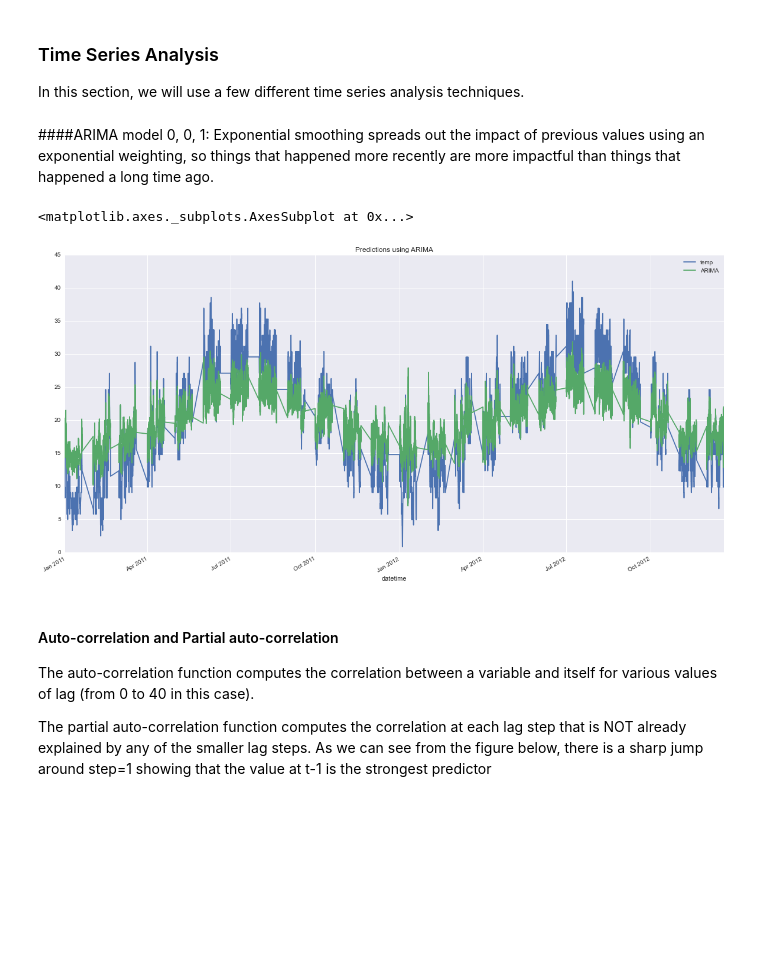
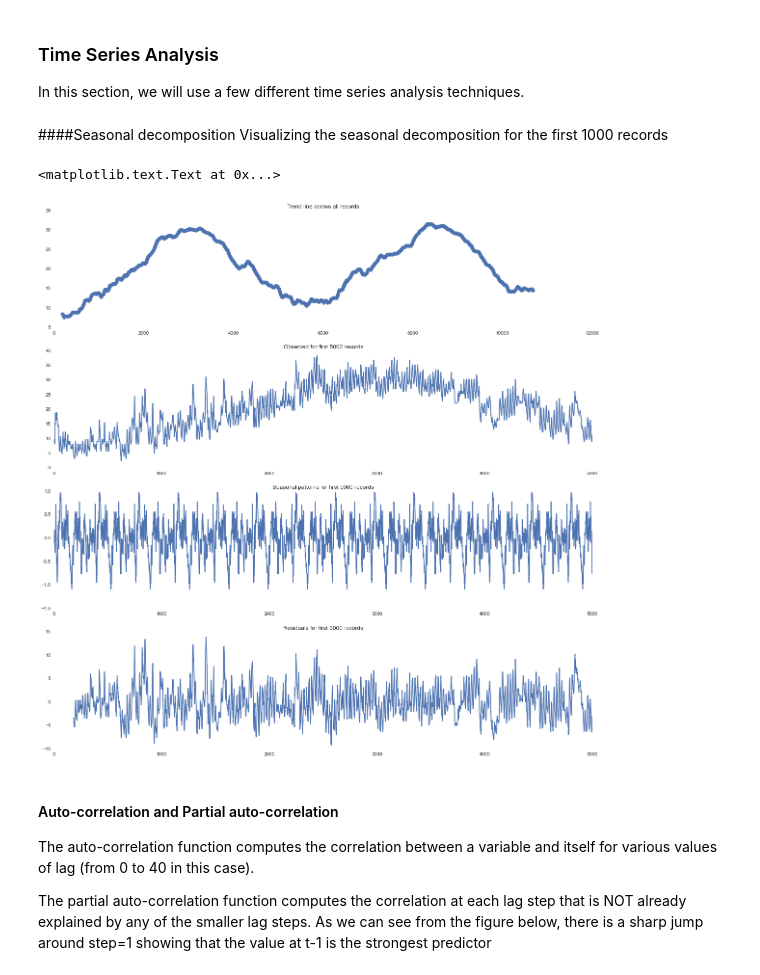
Before and after one commit to taylorma/w207final, a Jupyter notebook: notebook/w207final.ipynb, the cells around one changed output. Cells and saved outputs as stored; diff of their text form; code cells hidden in the pictures; blank space fills up the shorter version.

Commit message:
Enhance time series analysis and add to regression model

```diff
--- a/notebook/w207final.ipynb
+++ b/notebook/w207final.ipynb
@@ -544,22 +544,29 @@ All RMSLEs:  [1.0593673258506529, 0.93962419325905444, 1.0780844494317561, 1.049
 # %% [markdown]
 ### Time Series Analysis
 In this section, we will use a few different time series analysis techniques.
-# %% [markdown]
-####ARIMA model 0, 0, 1:
-Exponential smoothing spreads out the impact of previous values using an
-exponential weighting, so things that happened more recently are more impactful
-than things that happened a long time ago.
-# %%
-data= pd.read_csv("../data/train.csv")
-data.index = pd.to_datetime(data['datetime'])
-
-model = sm.tsa.ARIMA(data.temp, order=(0, 0, 1))
-results = model.fit(disp=-1)
-train_df['ARIMA'] = results.fittedvalues
-train_df[['temp', 'ARIMA']].plot(figsize=(20, 10), title='Predictions using ARIMA')
-# %% [output]
-<matplotlib.axes._subplots.AxesSubplot at 0x...>
-[figure, removed]
+# %% [markdown]
+####Seasonal decomposition
+Visualizing the seasonal decomposition for the first 1000 records
+# %%
+res = sm.tsa.seasonal_decompose(train_df_no_outliers.temp, model='additive', freq=365)
+num_records = 5000
+
+fig, ax = plt.subplots(4,figsize=(20,20))
+
+ax[0].plot(res.trend, marker='o', linestyle='--')
+ax[0].set_title('Trend line across all records')
+
+ax[1].plot(train_df_no_outliers.temp[:num_records])
+ax[1].set_title('Observed for first %s records' % num_records )
+
+ax[2].plot(res.seasonal[:num_records])
+ax[2].set_title('Seasonal patterns for first %s records' % num_records )
+
+ax[3].plot(res.resid[:num_records])
+ax[3].set_title('Residuals for first %s records' % num_records )
+# %% [output]
+<matplotlib.text.Text at 0x...>
+[figure, added]
 # %% [markdown]
 #### Auto-correlation and Partial auto-correlation
 The auto-correlation function computes the correlation between a variable
```
Also changed, not shown: parts of 7 cells of this notebook.
